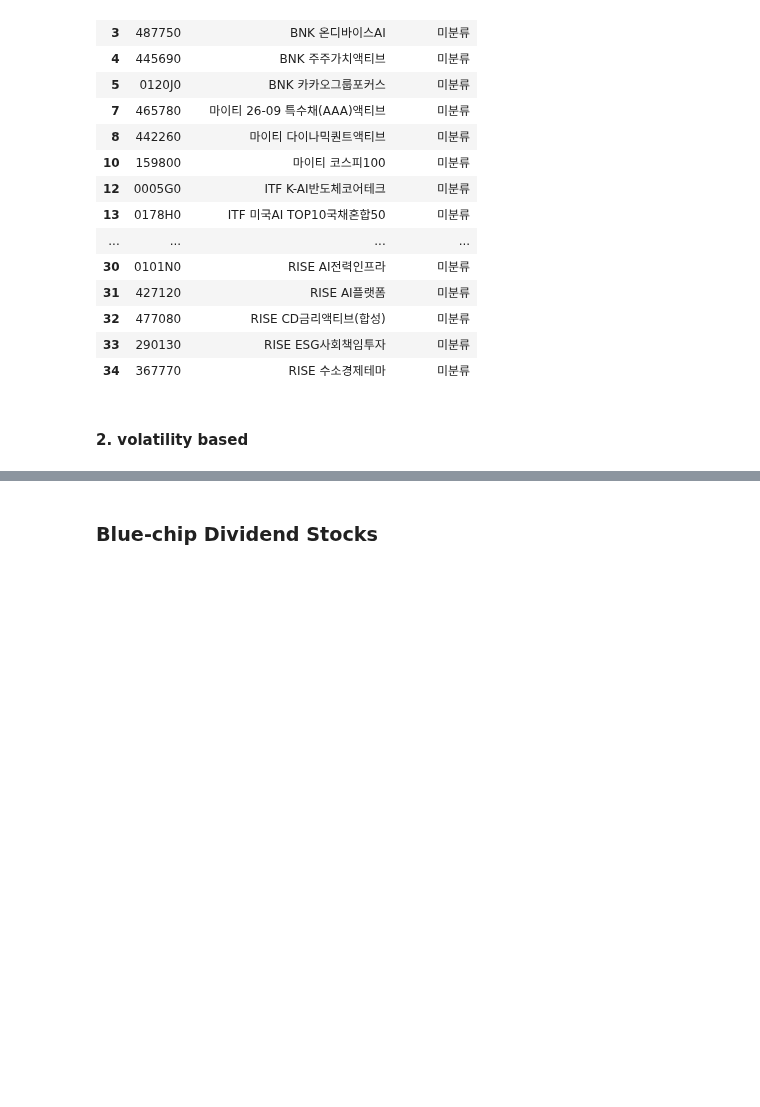
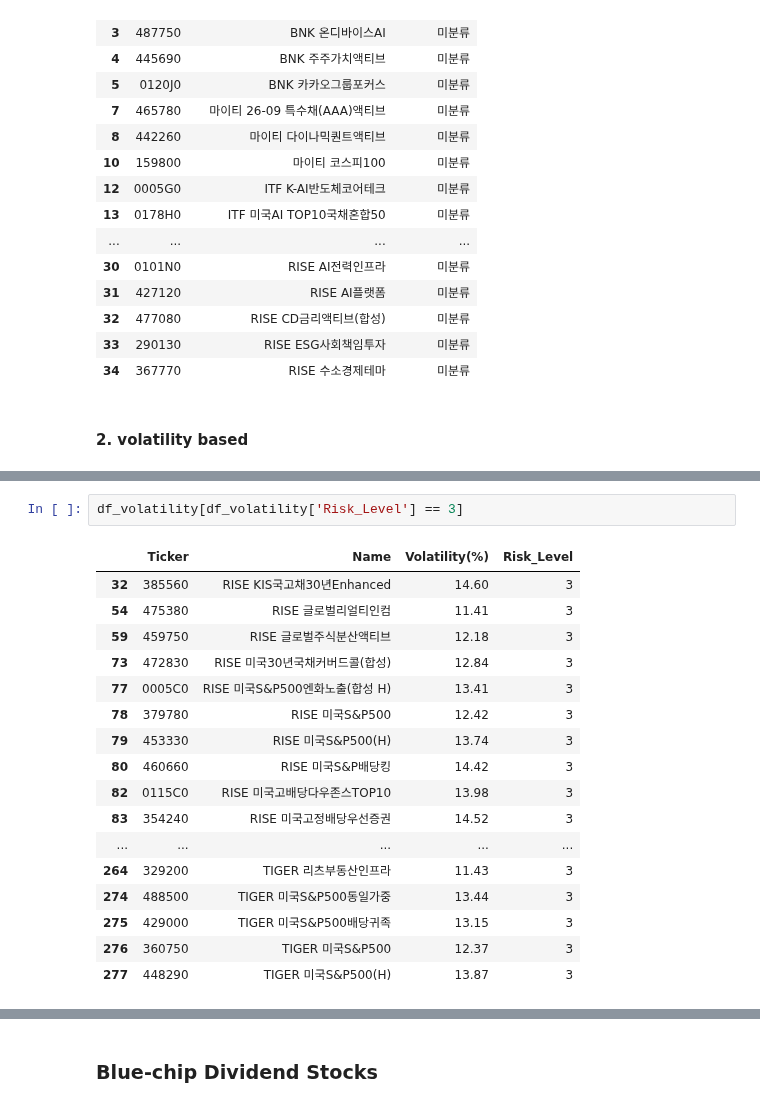
Before and after one commit to LeeJungYeonn/life-to-fin-recsys, a Jupyter notebook: code/pykrx_test.ipynb, the cells around one changed output, grey strips where cells are left out. Drawn from its saved outputs; the diff is of its cells as text; blank space fills up the shorter version.

```diff
--- a/code/pykrx_test.ipynb
+++ b/code/pykrx_test.ipynb
@@ -216,0 +262,20 @@ KeyboardInterrupt:
+# %%
+df_volatility[df_volatility['Risk_Level'] == 3]
+# %% [output]
+|  | Ticker | Name | Volatility(%) | Risk_Level |
+| 32 | 385560 | RISE KIS국고채30년Enhanced | 14.60 | 3 |
+| 54 | 475380 | RISE 글로벌리얼티인컴 | 11.41 | 3 |
+| 59 | 459750 | RISE 글로벌주식분산액티브 | 12.18 | 3 |
+| 73 | 472830 | RISE 미국30년국채커버드콜(합성) | 12.84 | 3 |
+| 77 | 0005C0 | RISE 미국S&P500엔화노출(합성 H) | 13.41 | 3 |
+| 78 | 379780 | RISE 미국S&P500 | 12.42 | 3 |
+| 79 | 453330 | RISE 미국S&P500(H) | 13.74 | 3 |
+| 80 | 460660 | RISE 미국S&P배당킹 | 14.42 | 3 |
+| 82 | 0115C0 | RISE 미국고배당다우존스TOP10 | 13.98 | 3 |
+| 83 | 354240 | RISE 미국고정배당우선증권 | 14.52 | 3 |
+| ... | ... | ... | ... | ... |
+| 264 | 329200 | TIGER 리츠부동산인프라 | 11.43 | 3 |
+| 274 | 488500 | TIGER 미국S&P500동일가중 | 13.44 | 3 |
+| 275 | 429000 | TIGER 미국S&P500배당귀족 | 13.15 | 3 |
+| 276 | 360750 | TIGER 미국S&P500 | 12.37 | 3 |
+| 277 | 448290 | TIGER 미국S&P500(H) | 13.87 | 3 |
```
Also changed, not shown: parts of 6 cells of this notebook.
